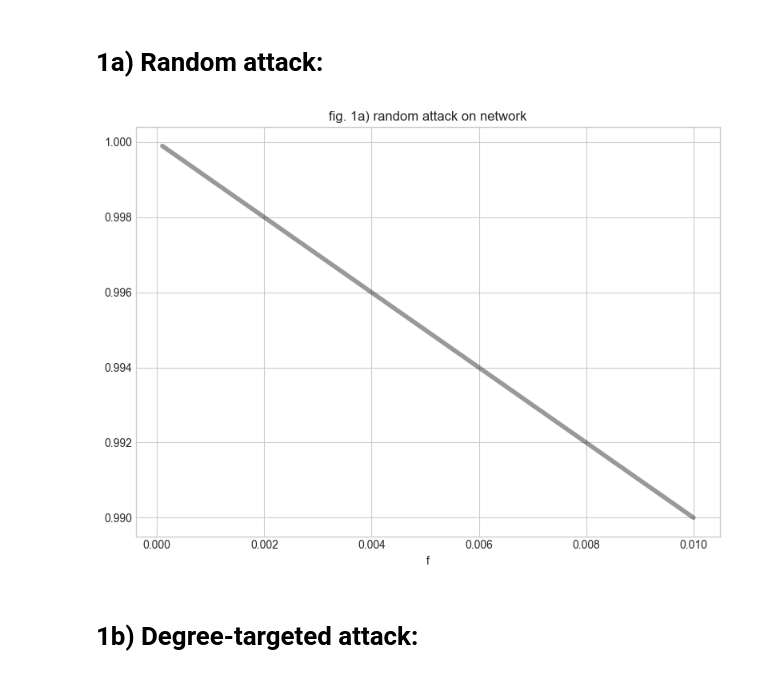
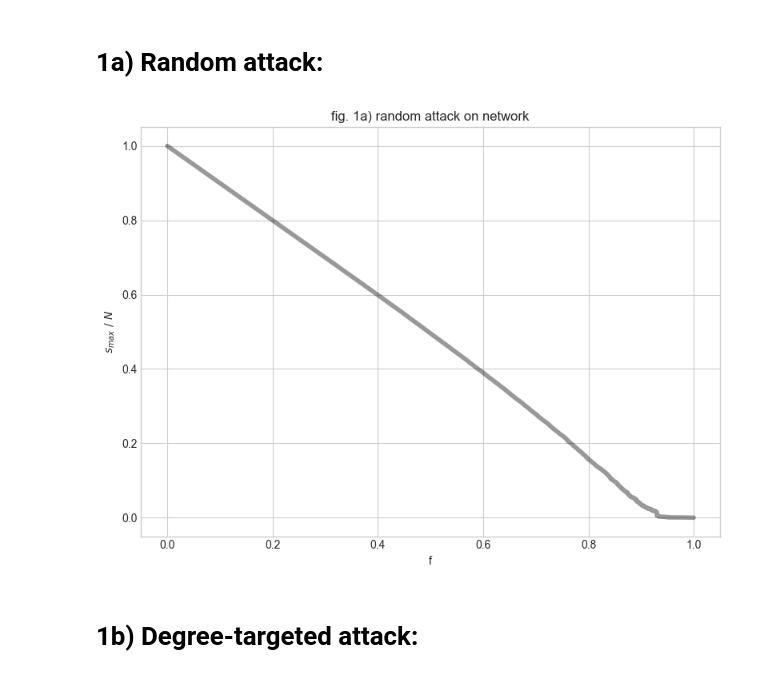
Before and after one commit to mattia0345/Research, a Jupyter notebook: PCS810 Code/assignments/Assignment3.ipynb, the cells around one changed output. Cells and saved outputs as stored; diff of their text form; code cells hidden in the pictures.

```diff
--- a/PCS810 Code/assignments/Assignment3.ipynb
+++ b/PCS810 Code/assignments/Assignment3.ipynb
@@ -10,31 +10,30 @@ m = 20
 # %% [markdown]
 # 1a) Random attack:
 # %%
-ba_network = nx.barabasi_albert_graph(N, m, seed=np.random)
+G = ba_network.copy()
+attack_size = int(N) - 1
+s_max_list_1 = []
+f_list = [(i + 1) / N for i in range(attack_size)]
+for i in range(int(attack_size)):
 
-attack_size = N / 100
-s_max_list = []
-f_list = [(i + 1) / N for i in range(int(attack_size))]
-for i in range(int(attack_size)):
-    node_to_remove = np.random.choice(ba_network.nodes())
-    ba_network.remove_node(node_to_remove)
-    C = nx.connected_components(ba_network)
+    node_to_remove = np.random.choice(list(G.nodes()))
+    G.remove_node(node_to_remove)
+    C = nx.connected_components(G)
     largest_C = max(C, key=len)
-    s_max_list.append(len(largest_C))
-    # f_list.append((i + 1) / N)
+    s_max_list_1.append(len(largest_C))
+
+plt.figure(figsize = (8, 6))
+plt.style.use('seaborn-v0_8-whitegrid')
+normalized_s_max_list_1 = np.array(s_max_list_1) / N
+plt.plot(f_list, normalized_s_max_list_1, color = 'k', lw = 4, alpha = 0.4)
+plt.title("fig. 1a) random attack on network")
+plt.ylabel("$ s_{max} ~/~ N $")
+plt.xlabel(f"f")
+plt.minorticks_on()
+plt.tight_layout()
+plt.show()
+# %% [output]
+[figure, added]
-# %%
-plt.figure(figsize = (8, 6))
-plt.style.use('seaborn-v0_8-whitegrid')
-normalized_s_max_list = np.array(s_max_list) / N
-plt.plot(f_list, normalized_s_max_list, color = 'k', lw = 4, alpha = 0.4)
-plt.title("fig. 1a) random attack on network")
-# plt.ylabel("$\frac{s_max}{N}$")
-plt.xlabel(f"f")
-plt.minorticks_on()
-plt.tight_layout()
-plt.show()
-# %% [output]
-[figure, removed]
 # %% [markdown]
 # 1b) Degree-targeted attack:
 # %%
```
Also changed, not shown: parts of 22 cells of this notebook, 35 other files.
